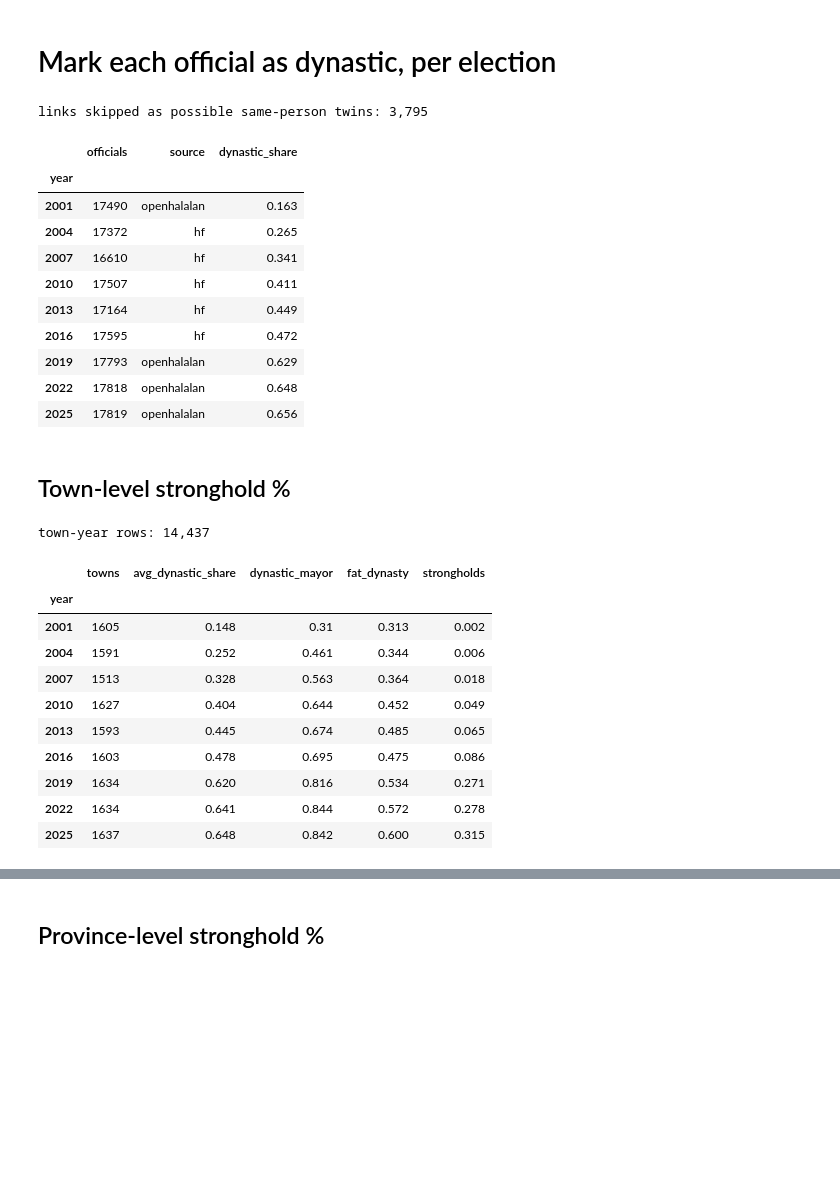
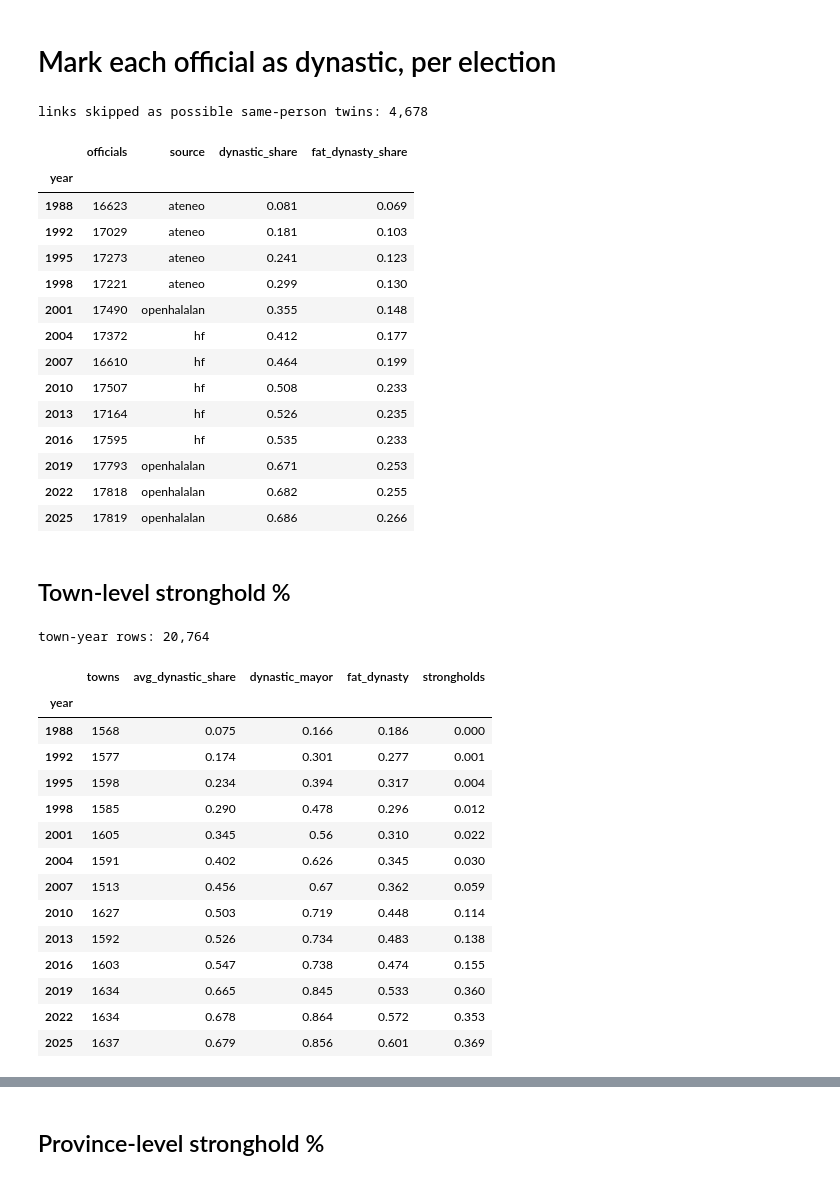
Before and after one commit to SrPenguin000/ph-political-dynasty-project, a Jupyter notebook: notebooks/04_dynasty_stronghold.ipynb, the cells around one changed output, grey strips where cells are left out. Saved outputs shown, nothing was run; the diff lists cells and outputs as text; code cells hidden in the pictures; blank space fills up the shorter version.

Commit message:
Tasks 8-9: add 1988-1998 elections, fat dynasty flag, Ateneo benchmark, rerun network resilience

```diff
--- a/notebooks/04_dynasty_stronghold.ipynb
+++ b/notebooks/04_dynasty_stronghold.ipynb
@@ -14,7 +14,7 @@ edges = pd.read_parquet(S + "kinship_edges.parquet")
 clans = pd.read_parquet(S + "clans.parquet")
 memberships = pd.read_parquet(S + "hf_memberships_clean.parquet")   # used to know which towns are cities
 
-ELECTION_YEARS = [2001, 2004, 2007, 2010, 2013, 2016, 2019, 2022, 2025]
+ELECTION_YEARS = [1988, 1992, 1995, 1998, 2001, 2004, 2007, 2010, 2013, 2016, 2019, 2022, 2025]
 LOCAL = ["MAYOR", "VICE MAYOR", "COUNCILOR"]
 PROVINCIAL = ["GOVERNOR", "VICE GOVERNOR", "PROVINCIAL BOARD MEMBER"]
 print(f"people: {len(people):,} | terms: {len(terms):,} | kinship links: {len(edges):,} | clans: {len(clans):,}")
@@ -49,21 +53,33 @@ t["first_relative_year"] = t["person_uid"].map(first_relative_year)
 t["is_dynastic"] = t["first_relative_year"].le(t["year"]).fillna(False).astype(bool)
 t["clan_id"] = t["person_uid"].map(info["clan_id"])
 
+
+# "Fat dynasty" (Ateneo's definition): a relative holds office in the SAME province in the SAME year
+held = t.dropna(subset=["province_std"])[["person_uid", "year", "province_std"]].drop_duplicates()
+together = (pairs.merge(held, on="person_uid")
+                 .merge(held.rename(columns={"person_uid": "relative"}), on=["relative", "year", "province_std"]))
+fat_keys = set(zip(together["person_uid"], together["year"], together["province_std"]))
+t["is_fat_dynasty"] = [k in fat_keys for k in zip(t["person_uid"], t["year"], t["province_std"])]
+
 t.groupby("year").agg(officials=("person_uid", "size"), source=("source", lambda s: s.mode().iloc[0]),
-                      dynastic_share=("is_dynastic", "mean")).round(3)
+                      dynastic_share=("is_dynastic", "mean"), fat_dynasty_share=("is_fat_dynasty", "mean")).round(3)
 # %% [output]
-links skipped as possible same-person twins: 3,795
+links skipped as possible same-person twins: 4,678
-|  | officials | source | dynastic_share |
-| year |  |  |  |
-| 2001 | 17490 | openhalalan | 0.163 |
-| 2004 | 17372 | hf | 0.265 |
-| 2007 | 16610 | hf | 0.341 |
-| 2010 | 17507 | hf | 0.411 |
-| 2013 | 17164 | hf | 0.449 |
-| 2016 | 17595 | hf | 0.472 |
-| 2019 | 17793 | openhalalan | 0.629 |
-| 2022 | 17818 | openhalalan | 0.648 |
-| 2025 | 17819 | openhalalan | 0.656 |
+|  | officials | source | dynastic_share | fat_dynasty_share |
+| year |  |  |  |  |
+| 1988 | 16623 | ateneo | 0.081 | 0.069 |
+| 1992 | 17029 | ateneo | 0.181 | 0.103 |
+| 1995 | 17273 | ateneo | 0.241 | 0.123 |
+| 1998 | 17221 | ateneo | 0.299 | 0.130 |
+| 2001 | 17490 | openhalalan | 0.355 | 0.148 |
+| 2004 | 17372 | hf | 0.412 | 0.177 |
+| 2007 | 16610 | hf | 0.464 | 0.199 |
+| 2010 | 17507 | hf | 0.508 | 0.233 |
+| 2013 | 17164 | hf | 0.526 | 0.235 |
+| 2016 | 17595 | hf | 0.535 | 0.233 |
+| 2019 | 17793 | openhalalan | 0.671 | 0.253 |
+| 2022 | 17818 | openhalalan | 0.682 | 0.255 |
+| 2025 | 17819 | openhalalan | 0.686 | 0.266 |
 # %% [markdown]
 ## Town-level stronghold %
 # %%
@@ -76,8 +92,9 @@ loc = t[t["position"].isin(LOCAL)].dropna(subset=["town_std"])
 keys = ["year", "province_std", "town_std"]
 
 # Stronghold % per town and election
-town = loc.groupby(keys).agg(n_officials=("person_uid", "nunique"),
-                             n_dynastic=("is_dynastic", "sum")).reset_index()
+loc_people = loc.drop_duplicates(keys + ["person_uid"])   # count each person once per town (some IDs hold 2 posts)
+town = loc_people.groupby(keys).agg(n_officials=("person_uid", "nunique"),
+                                    n_dynastic=("is_dynastic", "sum")).reset_index()
 town["dynastic_share"] = (town["n_dynastic"] / town["n_officials"]).round(3)
 
 # Is the mayor dynastic?
@@ -86,43 +103,47 @@ mayor = loc[loc["position"].eq("MAYOR")].groupby(keys).agg(mayor_uid=("person_ui
 town = town.merge(mayor, on=keys, how="left")
 town["mayor_dynastic"] = town["mayor_dynastic"].astype("boolean")    # empty when no mayor is recorded
 
 # The family (clan) holding the most seats in each town
 top = (loc.dropna(subset=["clan_id"]).groupby(keys + ["clan_id"])["person_uid"].nunique().rename("top_clan_seats")
-          .reset_index().sort_values("top_clan_seats", ascending=False).drop_duplicates(keys)
+          .reset_index().sort_values(["top_clan_seats", "clan_id"], ascending=[False, True]).drop_duplicates(keys)
           .rename(columns={"clan_id": "top_clan_id"}))
 town = town.merge(top, on=keys, how="left")
 town["top_clan_seats"] = town["top_clan_seats"].fillna(0).astype(int)
 town["top_clan_share"] = (town["top_clan_seats"] / town["n_officials"]).round(3)
 town["top_clan_label"] = town["top_clan_id"].map(clans.set_index("clan_id")["clan_label"])
 town["fat_dynasty"] = town["top_clan_seats"] >= 2
 
 town["is_city"] = [(p, c) in city for p, c in zip(town["province_std"], town["town_std"])]
 town["stronghold_level"] = pd.cut(town["dynastic_share"], [-0.01, 0.25, 0.5, 0.75, 1.0],
                                   labels=["low (0-25%)", "moderate (25-50%)", "high (50-75%)", "stronghold (75-100%)"])
-town["source"] = np.where(town["year"].between(2004, 2016), "hf", "openhalalan")
+town["source"] = np.select([town["year"].lt(2001), town["year"].between(2004, 2016)], ["ateneo", "hf"], default="openhalalan")
 
 print(f"town-year rows: {len(town):,}")
 display(town.groupby("year").agg(
     towns=("town_std", "size"),
     avg_dynastic_share=("dynastic_share", "mean"),
     dynastic_mayor=("mayor_dynastic", "mean"),
     fat_dynasty=("fat_dynasty", "mean"),
     strongholds=("stronghold_level", lambda s: (s == "stronghold (75-100%)").mean())).round(3))
 
 # Towns where ONE family holds the biggest share of seats (2025)
 town[town["year"].eq(2025)].sort_values(["top_clan_share", "n_officials"], ascending=False)[
     ["province_std", "town_std", "n_officials", "dynastic_share", "top_clan_label", "top_clan_seats", "top_clan_share"]].head(10)
 # %% [output]
-town-year rows: 14,437
+town-year rows: 20,764
 |  | towns | avg_dynastic_share | dynastic_mayor | fat_dynasty | strongholds |
 | year |  |  |  |  |  |
-| 2001 | 1605 | 0.148 | 0.31 | 0.313 | 0.002 |
-| 2004 | 1591 | 0.252 | 0.461 | 0.344 | 0.006 |
-| 2007 | 1513 | 0.328 | 0.563 | 0.364 | 0.018 |
-| 2010 | 1627 | 0.404 | 0.644 | 0.452 | 0.049 |
-| 2013 | 1593 | 0.445 | 0.674 | 0.485 | 0.065 |
-| 2016 | 1603 | 0.478 | 0.695 | 0.475 | 0.086 |
-| 2019 | 1634 | 0.620 | 0.816 | 0.534 | 0.271 |
-| 2022 | 1634 | 0.641 | 0.844 | 0.572 | 0.278 |
-| 2025 | 1637 | 0.648 | 0.842 | 0.600 | 0.315 |
+| 1988 | 1568 | 0.075 | 0.166 | 0.186 | 0.000 |
+| 1992 | 1577 | 0.174 | 0.301 | 0.277 | 0.001 |
+| 1995 | 1598 | 0.234 | 0.394 | 0.317 | 0.004 |
+| 1998 | 1585 | 0.290 | 0.478 | 0.296 | 0.012 |
+| 2001 | 1605 | 0.345 | 0.56 | 0.310 | 0.022 |
+| 2004 | 1591 | 0.402 | 0.626 | 0.345 | 0.030 |
+| 2007 | 1513 | 0.456 | 0.67 | 0.362 | 0.059 |
+| 2010 | 1627 | 0.503 | 0.719 | 0.448 | 0.114 |
+| 2013 | 1592 | 0.526 | 0.734 | 0.483 | 0.138 |
+| 2016 | 1603 | 0.547 | 0.738 | 0.474 | 0.155 |
+| 2019 | 1634 | 0.665 | 0.845 | 0.533 | 0.360 |
+| 2022 | 1634 | 0.678 | 0.864 | 0.572 | 0.353 |
+| 2025 | 1637 | 0.679 | 0.856 | 0.601 | 0.369 |
 |  | province_std | town_std | n_officials | dynastic_share | top_clan_label | top_clan_seats | top_clan_share |
```
Also changed, not shown: parts of 8 cells of this notebook, 3 other files.
